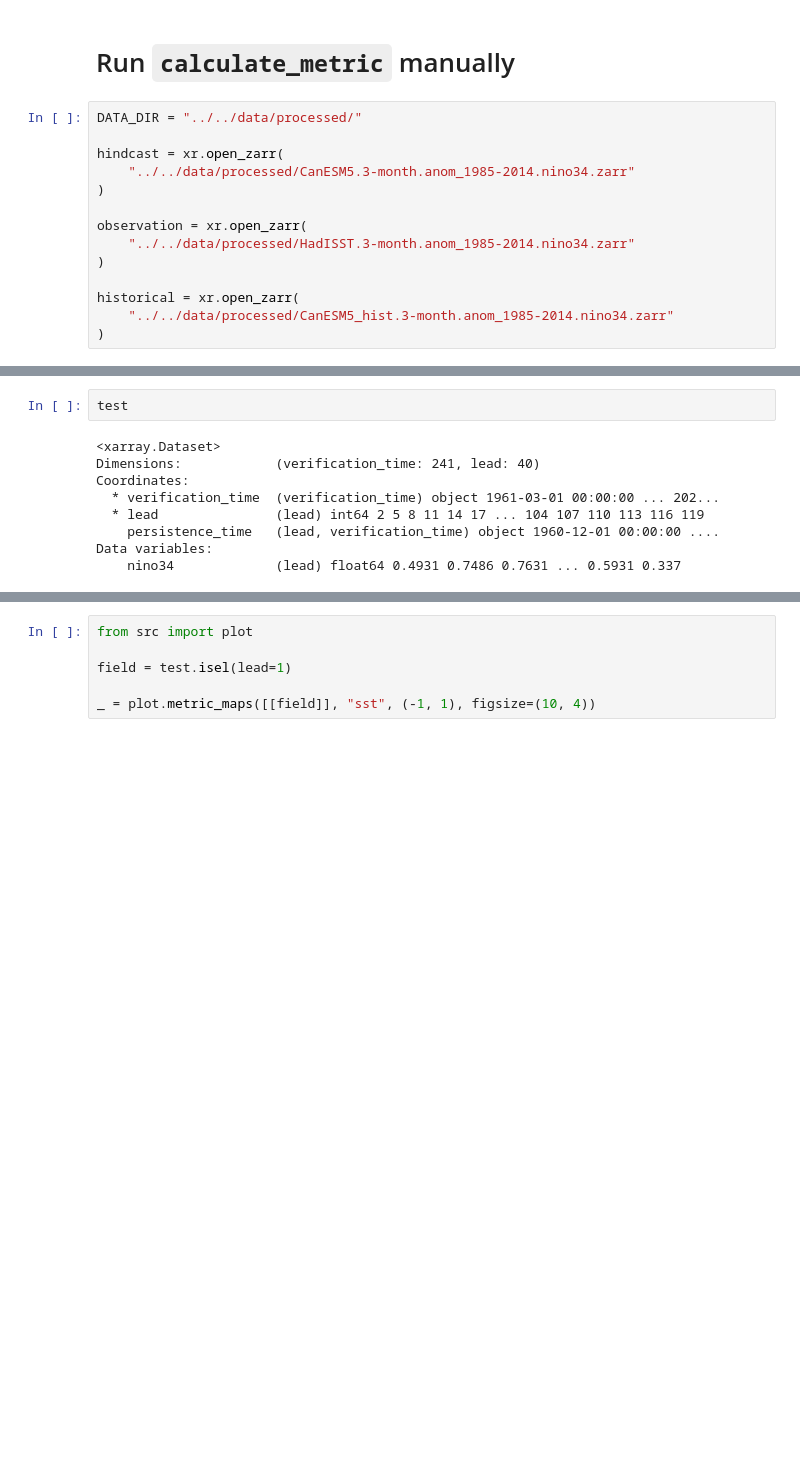
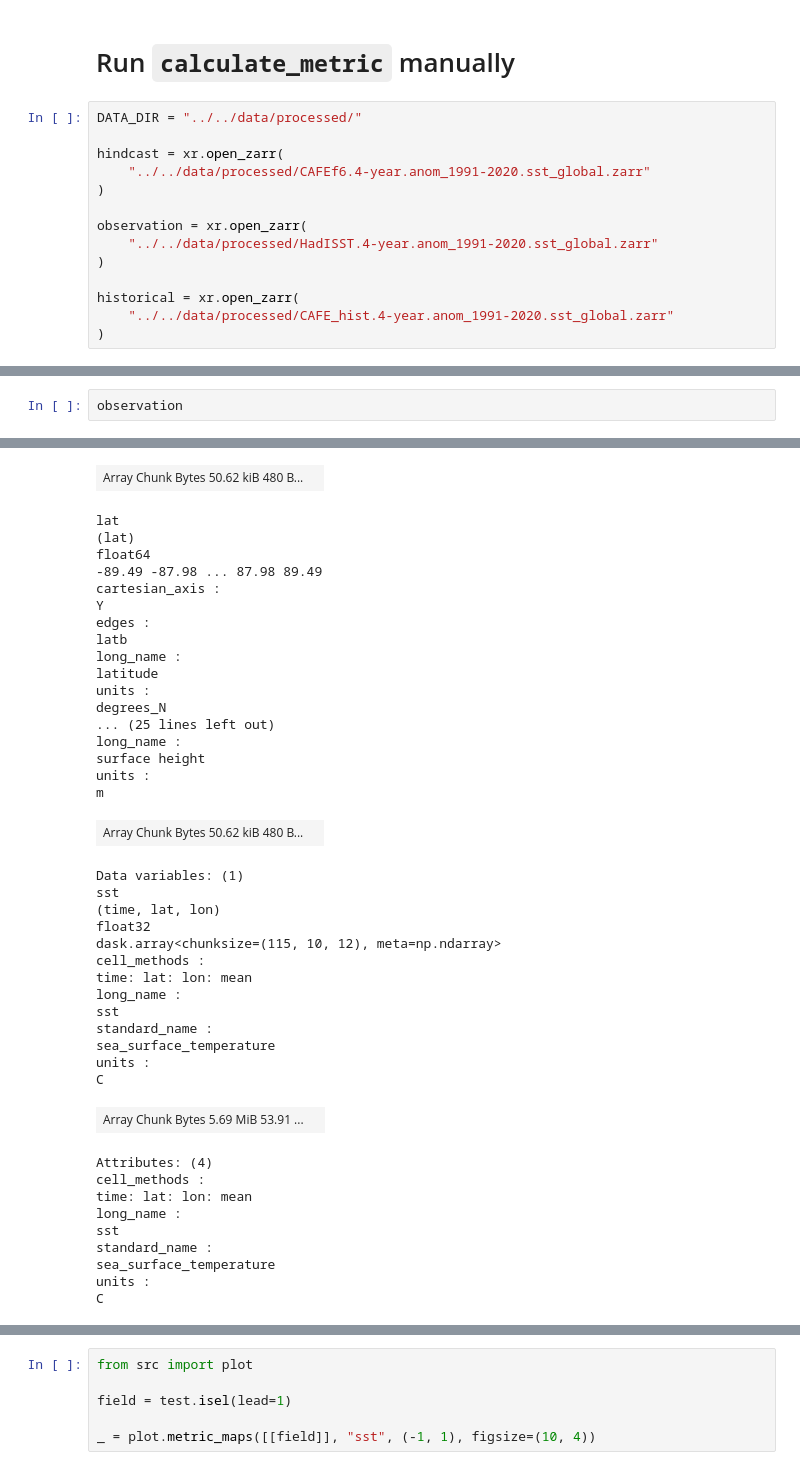
Before and after one commit to dougiesquire/CAFE-f6_documentation, a Jupyter notebook: notebooks/exploratory/verify.ipynb, the cells around one changed output, grey strips where cells are left out. Saved outputs shown, nothing was run; the diff lists cells and outputs as text; blank space fills up the shorter version.

```diff
--- a/notebooks/exploratory/verify.ipynb
+++ b/notebooks/exploratory/verify.ipynb
@@ -59,15 +59,15 @@ Data variables:
 DATA_DIR = "../../data/processed/"
 
 hindcast = xr.open_zarr(
-    "../../data/processed/CanESM5.3-month.anom_1985-2014.nino34.zarr"
+    "../../data/processed/CAFEf6.4-year.anom_1991-2020.sst_global.zarr"
 )
 
 observation = xr.open_zarr(
-    "../../data/processed/HadISST.3-month.anom_1985-2014.nino34.zarr"
+    "../../data/processed/HadISST.4-year.anom_1991-2020.sst_global.zarr"
 )
 
 historical = xr.open_zarr(
-    "../../data/processed/CanESM5_hist.3-month.anom_1985-2014.nino34.zarr"
+    "../../data/processed/CAFE_hist.4-year.anom_1991-2020.sst_global.zarr"
 )
 # %%
 def calculate_metric(
@@ -319,11 +394,3 @@ Wall time: 26 s
-# %%
-test
-# %% [output]
-<xarray.Dataset>
-Dimensions:            (verification_time: 241, lead: 40)
-Coordinates:
-  * verification_time  (verification_time) object 1961-03-01 00:00:00 ... 202...
-  * lead               (lead) int64 2 5 8 11 14 17 ... 104 107 110 113 116 119
-    persistence_time   (lead, verification_time) object 1960-12-01 00:00:00 ....
-Data variables:
-    nino34             (lead) float64 0.4931 0.7486 0.7631 ... 0.5931 0.337
+# %%
+observation
+# %% [output]
@@ -329,0 +414,42 @@ Data variables:
+| Array Chunk Bytes 50.62 kiB 480 B... |  |
+lat
+(lat)
+float64
+-89.49 -87.98 ... 87.98 89.49
+cartesian_axis :
+Y
+edges :
+latb
+long_name :
+latitude
+units :
+degrees_N
+... (25 lines left out)
+long_name :
+surface height
+units :
+m
+| Array Chunk Bytes 50.62 kiB 480 B... |  |
+Data variables: (1)
+sst
+(time, lat, lon)
+float32
+dask.array<chunksize=(115, 10, 12), meta=np.ndarray>
+cell_methods :
+time: lat: lon: mean
+long_name :
+sst
+standard_name :
+sea_surface_temperature
+units :
+C
+| Array Chunk Bytes 5.69 MiB 53.91 ... |  |
+Attributes: (4)
+cell_methods :
+time: lat: lon: mean
+long_name :
+sst
+standard_name :
+sea_surface_temperature
+units :
+C
```
Also changed, not shown: parts of 12 cells of this notebook.
